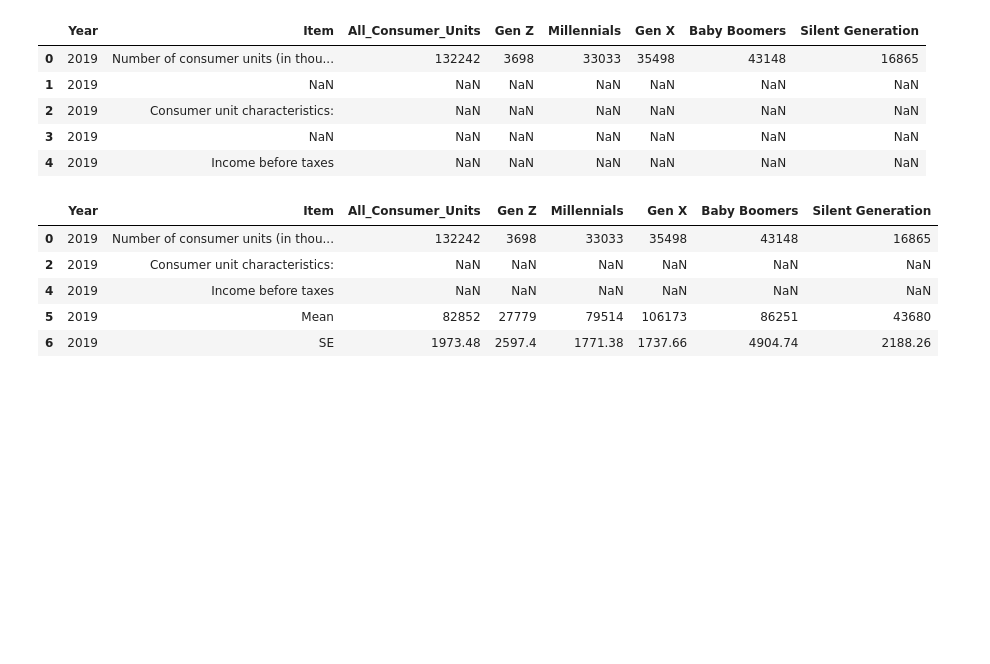
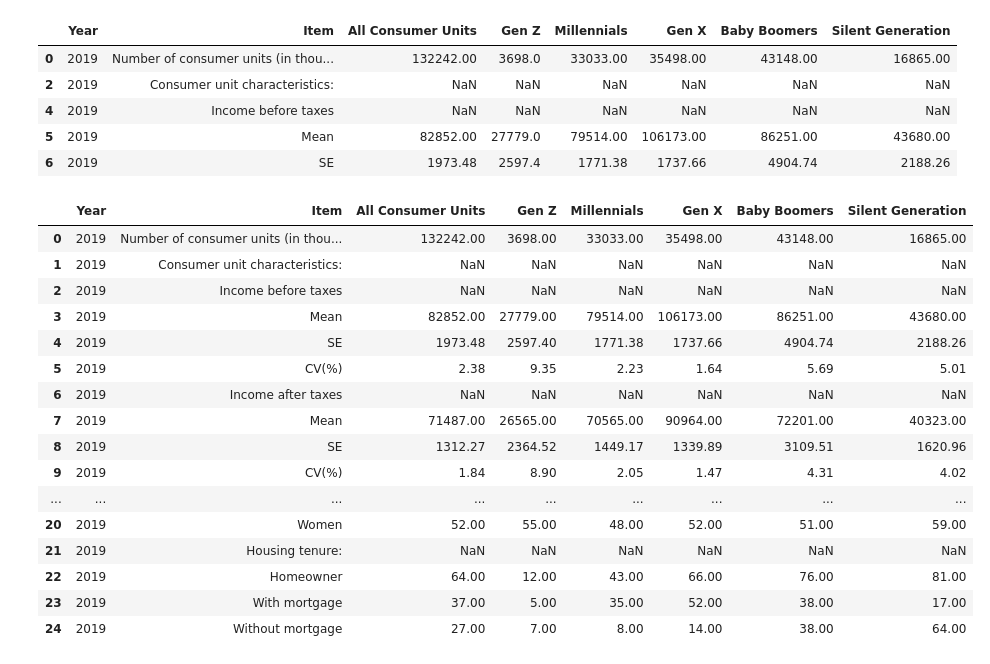
Before and after one commit to alison-love/16-17-Millennial_Murder_Mystery, a Jupyter notebook: MMM.ipynb, the cells around one changed output. Drawn from its saved outputs; the diff is of its cells as text; code cells hidden in the pictures; blank space fills up the shorter version.

Commit message:
cleaned

```diff
--- a/MMM.ipynb
+++ b/MMM.ipynb
@@ -22,7 +22,7 @@ data_2021['Year'] = 2021
 data_2022['Year'] = 2022
 # %%
 # Concatenate all DataFrames
-all_data = pd.concat([data_2019, data_2020, data_2021, data_2022])
+all_data = pd.concat([data_2019, data_2020, data_2021, data_2022], ignore_index=True)
 
 all_data
 # %% [output]
@@ -41,0 +42,4 @@ all_data
+# %%
+# Assuming 'all_data' is your DataFrame and 'item' is the column you're checking for NaN values
+cleaned_data = all_data.dropna(subset=['Item'])
+cleaned_data.head(10)
@@ -42,6 +58,6 @@ all_data
 # %%
-all_data_columns_renamed = all_data.rename(columns={
-    'All\nconsumer\nunits': 'All_Consumer_Units',
+all_data_columns_renamed = cleaned_data.rename(columns={
+    'All\nconsumer\nunits': 'All Consumer Units',
     'Birth year\nof 1997\nor later': 'Gen Z',
     'Birth year\nfrom 1981\nto 1996': 'Millennials',
     'Birth year\nfrom 1965\nto 1980': 'Gen X',
@@ -69,31 +85,41 @@ all_data_columns_renamed
 column_order = ['Year'] + [col for col in all_data_columns_renamed.columns if col != 'Year']
 all_data_reordered = all_data_columns_renamed[column_order]
 
-# Resetting the index
-all_data_reordered.reset_index(drop=True, inplace=True)
-
 # Display the reordered and reindexed DataFrame
 all_data_reordered.head()
 # %% [output]
-|  | Year | Item | All_Consumer_Units | Gen Z | Millennials | Gen X | Baby Boomers | Silent Generation |
-| 0 | 2019 | Number of consumer units (in thou... | 132242 | 3698 | 33033 | 35498 | 43148 | 16865 |
-| 1 | 2019 | NaN | NaN | NaN | NaN | NaN | NaN | NaN |
+|  | Year | Item | All Consumer Units | Gen Z | Millennials | Gen X | Baby Boomers | Silent Generation |
+| 0 | 2019 | Number of consumer units (in thou... | 132242.00 | 3698.0 | 33033.00 | 35498.00 | 43148.00 | 16865.00 |
 | 2 | 2019 | Consumer unit characteristics: | NaN | NaN | NaN | NaN | NaN | NaN |
-| 3 | 2019 | NaN | NaN | NaN | NaN | NaN | NaN | NaN |
 | 4 | 2019 | Income before taxes | NaN | NaN | NaN | NaN | NaN | NaN |
+| 5 | 2019 | Mean | 82852.00 | 27779.0 | 79514.00 | 106173.00 | 86251.00 | 43680.00 |
+| 6 | 2019 | SE | 1973.48 | 2597.4 | 1771.38 | 1737.66 | 4904.74 | 2188.26 |
 # %%
 # Define the subset of columns to check for null values (all columns except 'Year')
 subset_columns = [col for col in all_data_reordered.columns if col != 'Year']
 
 # Drop rows where all specified columns are null
-all_data__drop_blanks = all_data_reordered.dropna(how='all', subset=subset_columns)
+all_data_drop_blanks = all_data_reordered.dropna(how='all', subset=subset_columns)
+# Resetting the index
+all_data_drop_blanks.reset_index(drop=True, inplace=True)
 
 # Display the cleaned data
-all_data__drop_blanks.head()
+all_data_drop_blanks.head(25)
 # %% [output]
-|  | Year | Item | All_Consumer_Units | Gen Z | Millennials | Gen X | Baby Boomers | Silent Generation |
-| 0 | 2019 | Number of consumer units (in thou... | 132242 | 3698 | 33033 | 35498 | 43148 | 16865 |
-| 2 | 2019 | Consumer unit characteristics: | NaN | NaN | NaN | NaN | NaN | NaN |
-| 4 | 2019 | Income before taxes | NaN | NaN | NaN | NaN | NaN | NaN |
-| 5 | 2019 | Mean | 82852 | 27779 | 79514 | 106173 | 86251 | 43680 |
-| 6 | 2019 | SE | 1973.48 | 2597.4 | 1771.38 | 1737.66 | 4904.74 | 2188.26 |
+|  | Year | Item | All Consumer Units | Gen Z | Millennials | Gen X | Baby Boomers | Silent Generation |
+| 0 | 2019 | Number of consumer units (in thou... | 132242.00 | 3698.00 | 33033.00 | 35498.00 | 43148.00 | 16865.00 |
+| 1 | 2019 | Consumer unit characteristics: | NaN | NaN | NaN | NaN | NaN | NaN |
+| 2 | 2019 | Income before taxes | NaN | NaN | NaN | NaN | NaN | NaN |
+| 3 | 2019 | Mean | 82852.00 | 27779.00 | 79514.00 | 106173.00 | 86251.00 | 43680.00 |
+| 4 | 2019 | SE | 1973.48 | 2597.40 | 1771.38 | 1737.66 | 4904.74 | 2188.26 |
+| 5 | 2019 | CV(%) | 2.38 | 9.35 | 2.23 | 1.64 | 5.69 | 5.01 |
+| 6 | 2019 | Income after taxes | NaN | NaN | NaN | NaN | NaN | NaN |
+| 7 | 2019 | Mean | 71487.00 | 26565.00 | 70565.00 | 90964.00 | 72201.00 | 40323.00 |
+| 8 | 2019 | SE | 1312.27 | 2364.52 | 1449.17 | 1339.89 | 3109.51 | 1620.96 |
+| 9 | 2019 | CV(%) | 1.84 | 8.90 | 2.05 | 1.47 | 4.31 | 4.02 |
+| ... | ... | ... | ... | ... | ... | ... | ... | ... |
+| 20 | 2019 | Women | 52.00 | 55.00 | 48.00 | 52.00 | 51.00 | 59.00 |
+| 21 | 2019 | Housing tenure: | NaN | NaN | NaN | NaN | NaN | NaN |
+| 22 | 2019 | Homeowner | 64.00 | 12.00 | 43.00 | 66.00 | 76.00 | 81.00 |
+| 23 | 2019 | With mortgage | 37.00 | 5.00 | 35.00 | 52.00 | 38.00 | 17.00 |
+| 24 | 2019 | Without mortgage | 27.00 | 7.00 | 8.00 | 14.00 | 38.00 | 64.00 |
```
Also changed, not shown: parts of 8 cells of this notebook, 5 other files.
